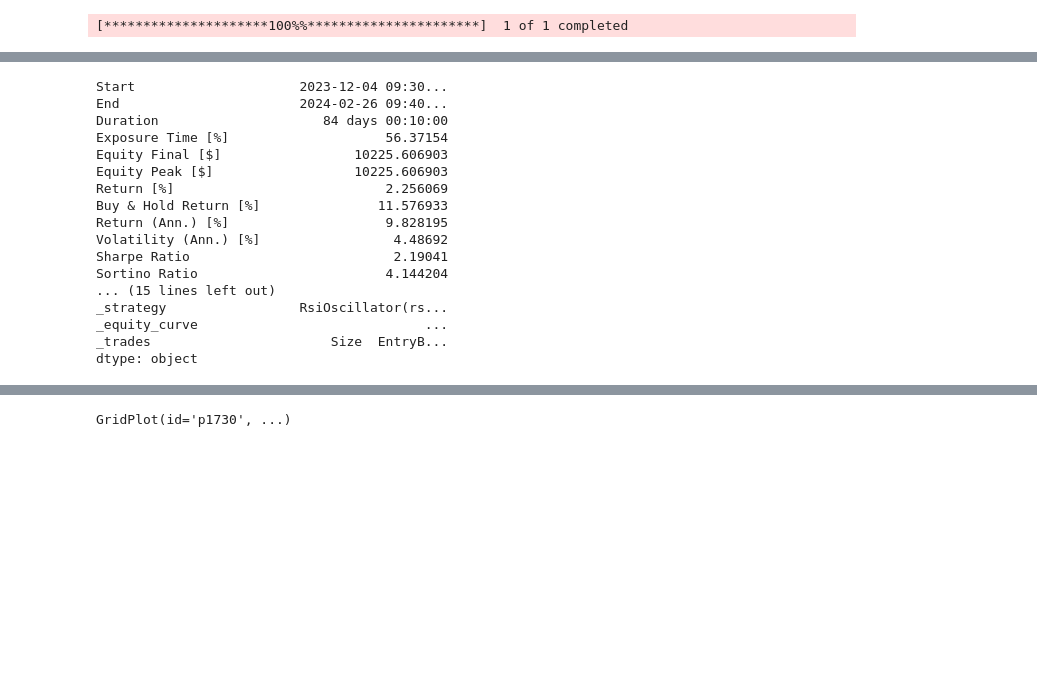
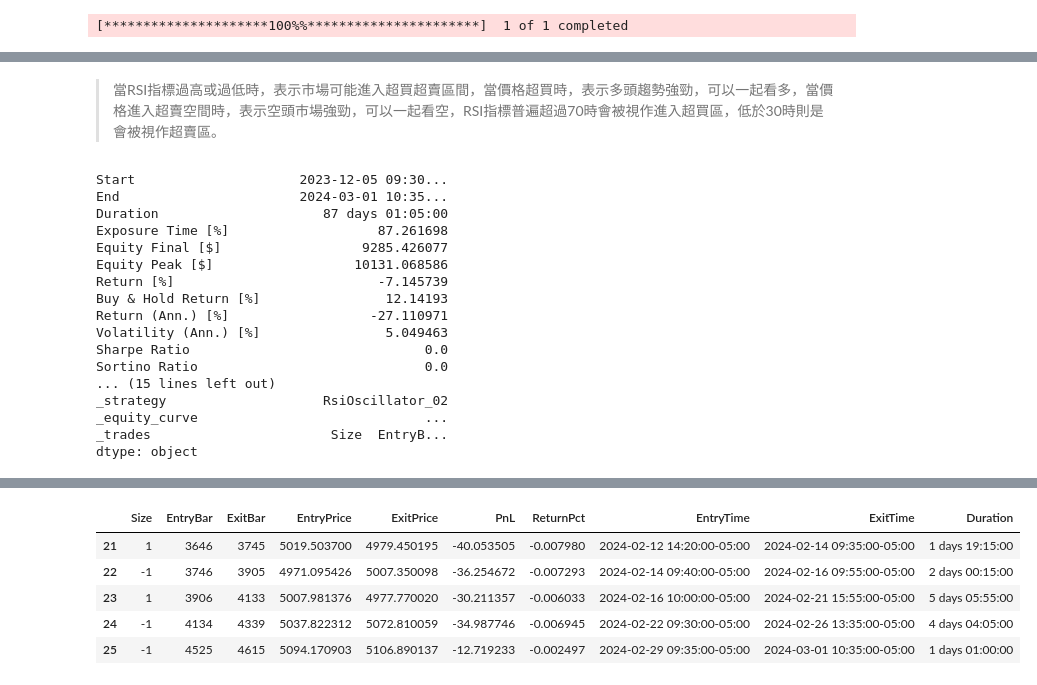
Before and after one commit to LunchBox/snowball, a Jupyter notebook: 012_rsi.ipynb, the cells around one changed output, grey strips where cells are left out. Saved outputs shown, nothing was run; the diff lists cells and outputs as text; code cells hidden in the pictures; blank space fills up the shorter version.

```diff
--- a/012_rsi.ipynb
+++ b/012_rsi.ipynb
@@ -104,52 +105,55 @@ GridPlot(id='p1351', ...)
+# %% [markdown]
+> 當RSI指標過高或過低時，表示市場可能進入超買超賣區間，當價格超買時，表示多頭趨勢強勁，可以一起看多，當價格進入超賣空間時，表示空頭市場強勁，可以一起看空，RSI指標普遍超過70時會被視作進入超買區，低於30時則是會被視作超賣區。
 # %%
-class RsiOscillator(TrailingStrategy):
-    """
-    Buy when we cross the lower bound to the upside
-    hold until we get stopped out
-    """
+class RsiOscillator_02(Strategy):
 
     rsi_window = 14
-    lower_bound = 70
-    stop_range = 10
+    upper_band = 70
+    lower_band = 30
 
     def init(self):
-        super().init()
-        super().set_trailing_sl(self.stop_range)
-        self.rsi = self.I(ta.rsi, self.data.Close.s, self.rsi_window)
+        close = pd.Series(self.data.Close)
+        self.rsi = self.I(ta.rsi, close, self.rsi_window)
 
     def next(self):
-        super().next()
-        price = self.data.Close[-1]
+        if self.position:
+            # 超賣入場做多，向上穿變成超買時平倉
+            if self.position.is_long and crossover(self.rsi, self.upper_band):
+                self.position.close()
 
-        if len(self.trades) == 0:
-            if crossover(self.rsi, self.lower_bound):
-                self.buy(size=1, sl=price * 0.99, tp=price * 1.02)
+            # 超買入場做空，向下穿變成超賣時離場
+            if self.position.is_short and crossover(self.lower_band, self.rsi):
+                self.position.close()
+        else:
+            # 超買
+            if self.rsi[-1] > self.upper_band:
+                self.sell()
 
-bt = Backtest(df, RsiOscillator, commission=0.0002)
+            # 超賣
+            if self.rsi[-1] < self.lower_band:
+                self.buy()
 
-stats = bt.run(
-            rsi_window = 21,
-            lower_bound = 40,
-            stop_range = 5,
-        )
 
+bt = Backtest(df, RsiOscillator_02, commission=0.0002)
+
+stats = bt.run()
 print(stats)
-bt.plot()
+display(stats._trades.tail())
 # %% [output]
-Start                     2023-12-04 09:30...
-End                       2024-02-26 09:40...
-Duration                     84 days 00:10:00
-Exposure Time [%]                    56.37154
-Equity Final [$]                 10225.606903
-Equity Peak [$]                  10225.606903
-Return [%]                           2.256069
-Buy & Hold Return [%]               11.576933
-Return (Ann.) [%]                    9.828195
-Volatility (Ann.) [%]                 4.48692
-Sharpe Ratio                          2.19041
-Sortino Ratio                        4.144204
+Start                     2023-12-05 09:30...
+End                       2024-03-01 10:35...
+Duration                     87 days 01:05:00
+Exposure Time [%]                   87.261698
+Equity Final [$]                  9285.426077
+Equity Peak [$]                  10131.068586
+Return [%]                          -7.145739
+Buy & Hold Return [%]                12.14193
+Return (Ann.) [%]                  -27.110971
+Volatility (Ann.) [%]                5.049463
+Sharpe Ratio                              0.0
+Sortino Ratio                             0.0
 ... (15 lines left out)
-_strategy                 RsiOscillator(rs...
+_strategy                    RsiOscillator_02
 _equity_curve                             ...
 _trades                       Size  EntryB...
 dtype: object
@@ -160 +160,6 @@ BokehDeprecationWarning: Passing lists of formats for DatetimeTickFormatter scal
-GridPlot(id='p1730', ...)
+|  | Size | EntryBar | ExitBar | EntryPrice | ExitPrice | PnL | ReturnPct | EntryTime | ExitTime | Duration |
+| 21 | 1 | 3646 | 3745 | 5019.503700 | 4979.450195 | -40.053505 | -0.007980 | 2024-02-12 14:20:00-05:00 | 2024-02-14 09:35:00-05:00 | 1 days 19:15:00 |
+| 22 | -1 | 3746 | 3905 | 4971.095426 | 5007.350098 | -36.254672 | -0.007293 | 2024-02-14 09:40:00-05:00 | 2024-02-16 09:55:00-05:00 | 2 days 00:15:00 |
+| 23 | 1 | 3906 | 4133 | 5007.981376 | 4977.770020 | -30.211357 | -0.006033 | 2024-02-16 10:00:00-05:00 | 2024-02-21 15:55:00-05:00 | 5 days 05:55:00 |
+| 24 | -1 | 4134 | 4339 | 5037.822312 | 5072.810059 | -34.987746 | -0.006945 | 2024-02-22 09:30:00-05:00 | 2024-02-26 13:35:00-05:00 | 4 days 04:05:00 |
+| 25 | -1 | 4525 | 4615 | 5094.170903 | 5106.890137 | -12.719233 | -0.002497 | 2024-02-29 09:35:00-05:00 | 2024-03-01 10:35:00-05:00 | 1 days 01:00:00 |
```
Also changed, not shown: parts of 15 cells of this notebook.
